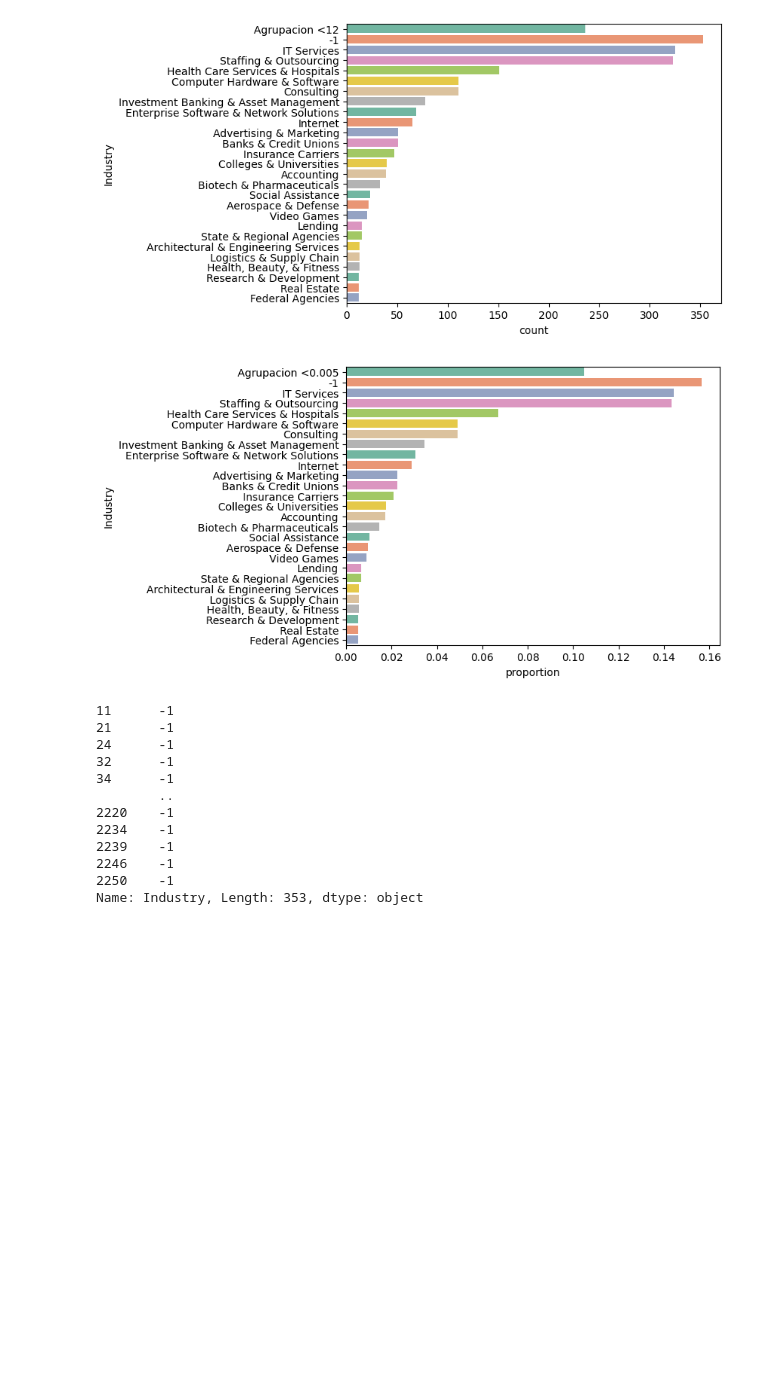
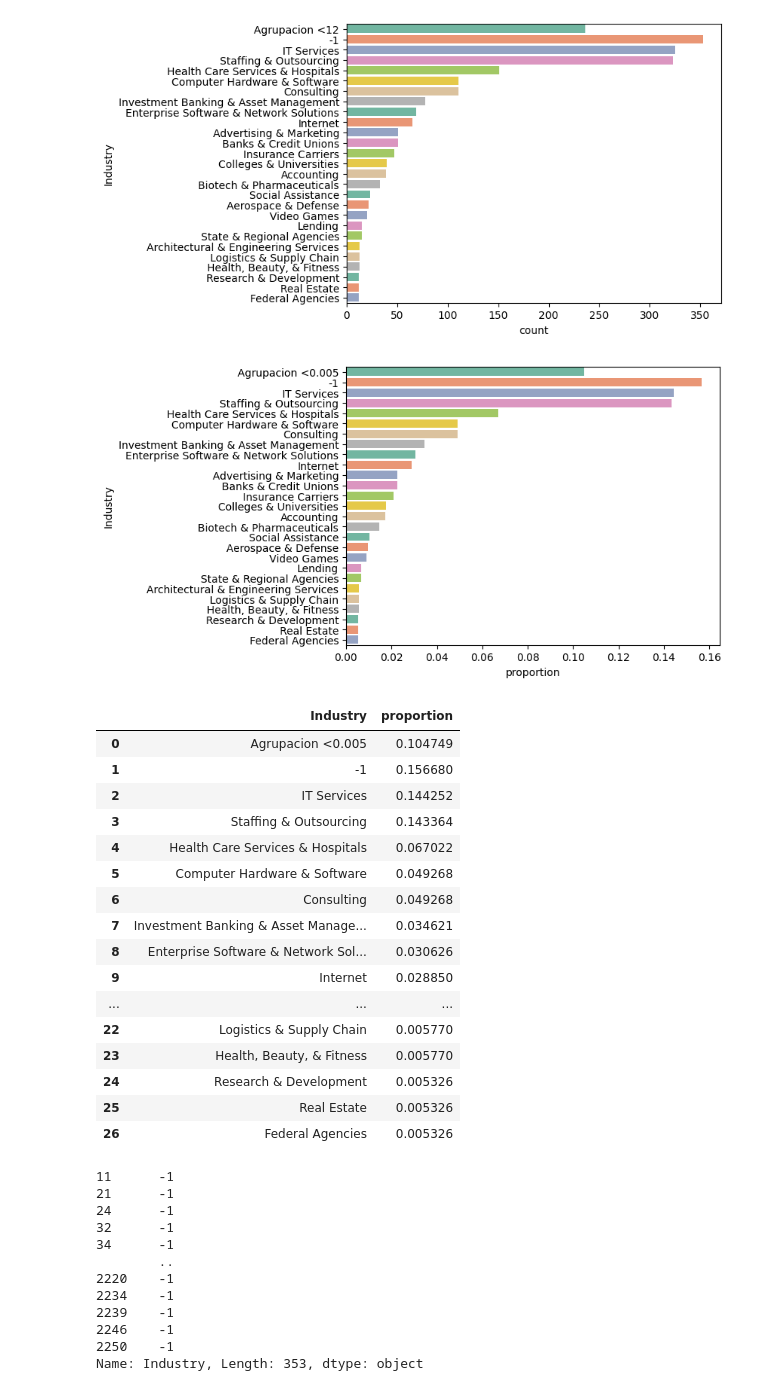
Before and after one commit to LeonardoBolanos/machine_learning_s3_2024, a Jupyter notebook: notebooks/1.0-lobr-exploration-analysis-final-project.ipynb, the cells around one changed output. Cells and saved outputs as stored; diff of their text form; code cells hidden in the pictures; blank space fills up the shorter version.

```diff
--- a/notebooks/1.0-lobr-exploration-analysis-final-project.ipynb
+++ b/notebooks/1.0-lobr-exploration-analysis-final-project.ipynb
@@ -1066,9 +1083,26 @@ result=graf_conteo_de_valores_grupados(df,'Industry',12,"Agrupacion <12",return_
 # %%
 #result
 # %%
-graf_conteo_de_valores_grupados(df,'Industry',0.005,"Agrupacion <0.005",normalize=True,save_image_dir=directorio_de_imagenes,save_image_file='Industry_1')
+graf_conteo_de_valores_grupados(df,'Industry',0.005,"Agrupacion <0.005",normalize=True,save_image_dir=directorio_de_imagenes,save_image_file='Industry_1',return_value=True)
 # %% [output]
 [figure]
+|  | Industry | proportion |
+| 0 | Agrupacion <0.005 | 0.104749 |
+| 1 | -1 | 0.156680 |
+| 2 | IT Services | 0.144252 |
+| 3 | Staffing & Outsourcing | 0.143364 |
+| 4 | Health Care Services & Hospitals | 0.067022 |
+| 5 | Computer Hardware & Software | 0.049268 |
+| 6 | Consulting | 0.049268 |
+| 7 | Investment Banking & Asset Manage... | 0.034621 |
+| 8 | Enterprise Software & Network Sol... | 0.030626 |
+| 9 | Internet | 0.028850 |
+| ... | ... | ... |
+| 22 | Logistics & Supply Chain | 0.005770 |
+| 23 | Health, Beauty, & Fitness | 0.005770 |
+| 24 | Research & Development | 0.005326 |
+| 25 | Real Estate | 0.005326 |
+| 26 | Federal Agencies | 0.005326 |
 # %%
 df.loc[(df['Industry']=="-1"), 'Industry']
 # %% [output]
```
Also changed, not shown: parts of 10 cells of this notebook.
